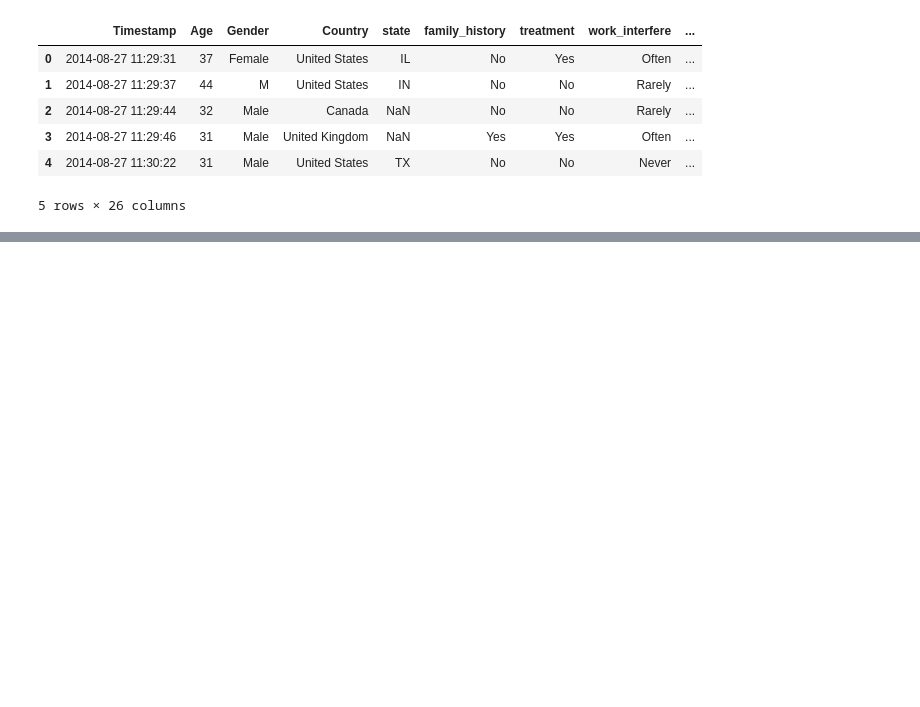
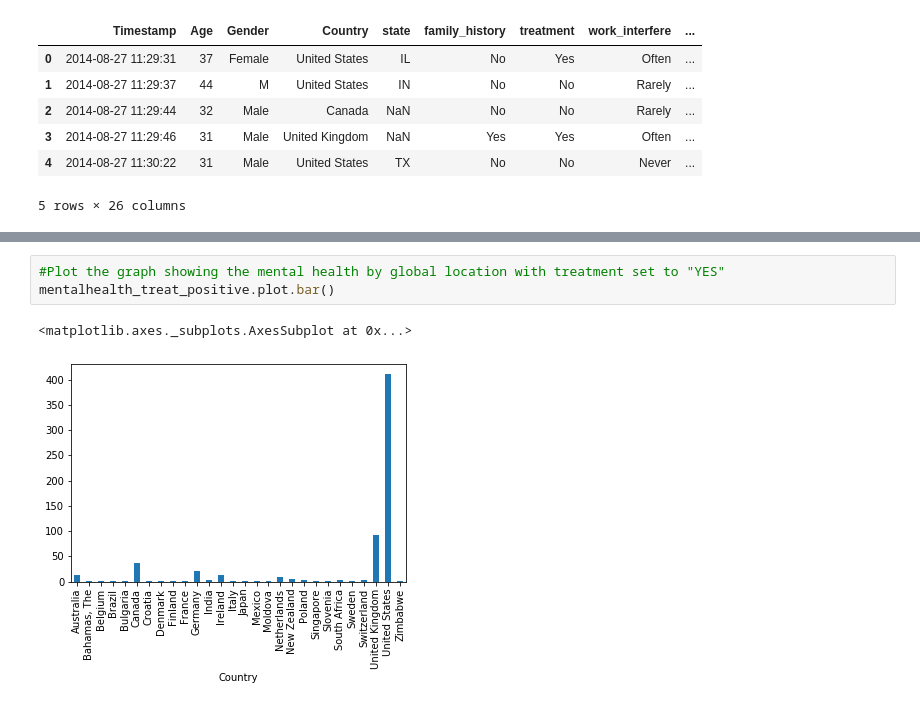
Before and after one commit to ShanmugaPriyaan/Data1202_Final-assignment-, a Jupyter notebook: Untitled.ipynb, the cells around one changed output, grey strips where cells are left out. Saved outputs shown, nothing was run; the diff lists cells and outputs as text; blank space fills up the shorter version.

```diff
--- a/Untitled.ipynb
+++ b/Untitled.ipynb
@@ -51,0 +70,6 @@ Finalass_data1.head()
+# %%
+#Plot the graph showing the mental health by global location with treatment set to "YES"
+mentalhealth_treat_positive.plot.bar()
+# %% [output]
+<matplotlib.axes._subplots.AxesSubplot at 0x...>
+[figure, added]
```
Also changed, not shown: parts of 10 cells of this notebook.
